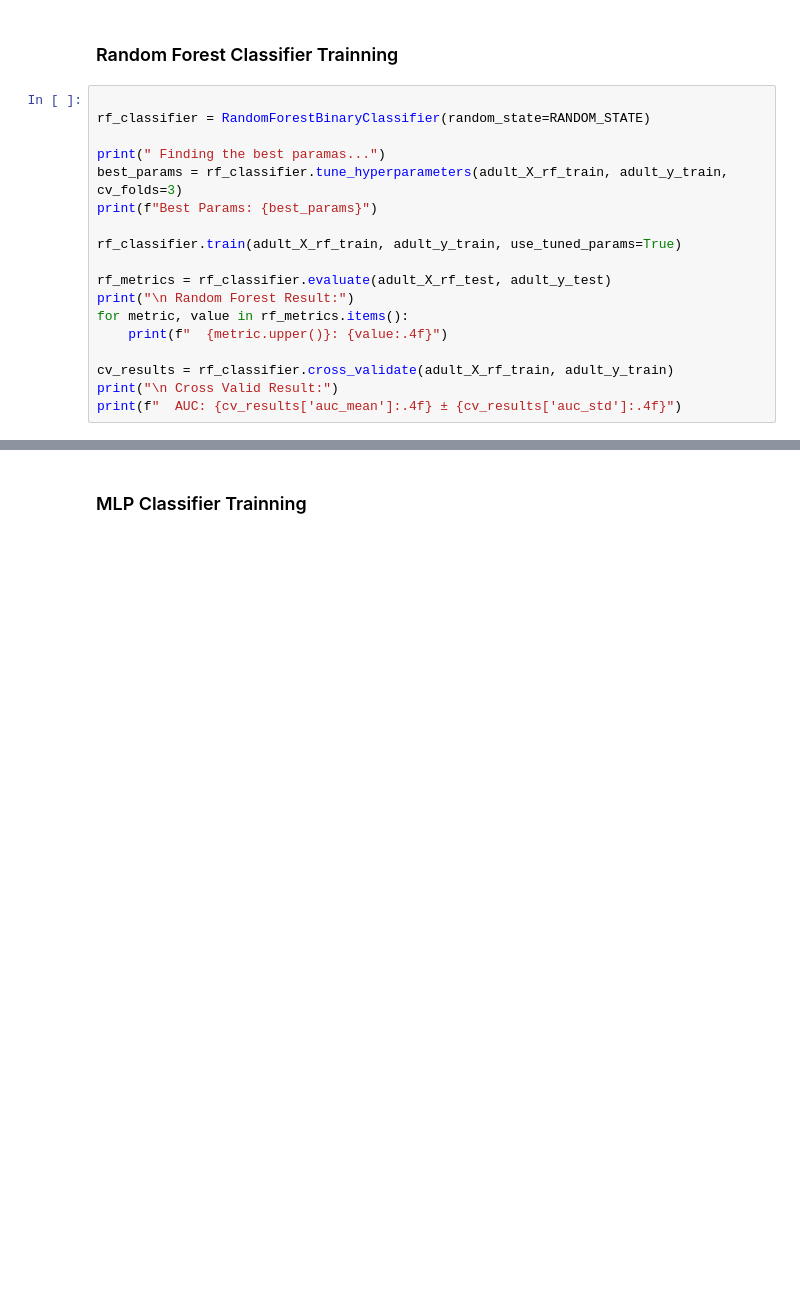
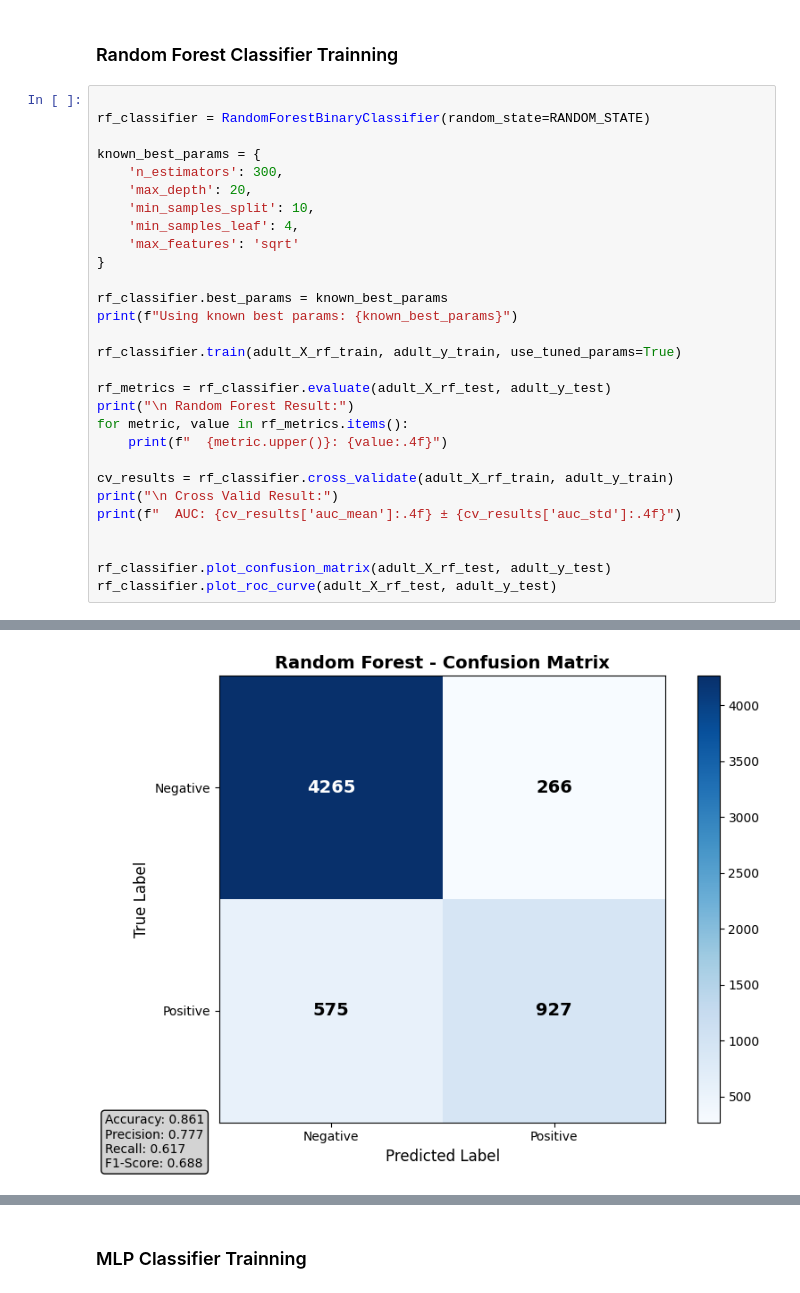
Before and after one commit to XiShaoDong/CS6140-ML-Final-Project, a Jupyter notebook: Final-Project.ipynb, the cells around one changed output, grey strips where cells are left out. Cells and saved outputs as stored; diff of their text form; blank space fills up the shorter version.

```diff
--- a/Final-Project.ipynb
+++ b/Final-Project.ipynb
@@ -101,9 +100,16 @@ California data shape: (20640, 8), Target mean: $2.07k
 
 rf_classifier = RandomForestBinaryClassifier(random_state=RANDOM_STATE)
 
-print(" Finding the best paramas...")
-best_params = rf_classifier.tune_hyperparameters(adult_X_rf_train, adult_y_train, cv_folds=3)
-print(f"Best Params: {best_params}")
+known_best_params = {
+    'n_estimators': 300,
+    'max_depth': 20,
+    'min_samples_split': 10,
+    'min_samples_leaf': 4,
+    'max_features': 'sqrt'
+}
+
+rf_classifier.best_params = known_best_params
+print(f"Using known best params: {known_best_params}")
 
 rf_classifier.train(adult_X_rf_train, adult_y_train, use_tuned_params=True)
 
@@ -115,4 +121,8 @@ for metric, value in rf_metrics.items():
 cv_results = rf_classifier.cross_validate(adult_X_rf_train, adult_y_train)
 print("\n Cross Valid Result:")
 print(f"  AUC: {cv_results['auc_mean']:.4f} ± {cv_results['auc_std']:.4f}")
+
+
+rf_classifier.plot_confusion_matrix(adult_X_rf_test, adult_y_test)
+rf_classifier.plot_roc_curve(adult_X_rf_test, adult_y_test)
 # %% [output]
@@ -122,8 +130,9 @@ Best Params: {'max_depth': 20, 'max_features': 'sqrt', 'min_samples_leaf': 4, 'm
 
  Random Forest Result:
   ACCURACY: 0.8606
   F1_SCORE: 0.6879
   AUC: 0.9147
 
  Cross Valid Result:
   AUC: 0.9158 ± 0.0051
+[figure, added]
```
Also changed, not shown: parts of 7 cells of this notebook, 6 other files.
